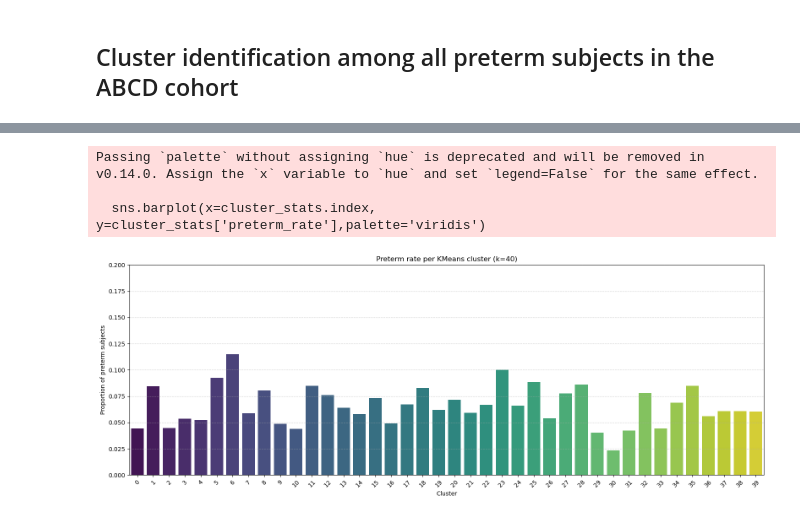
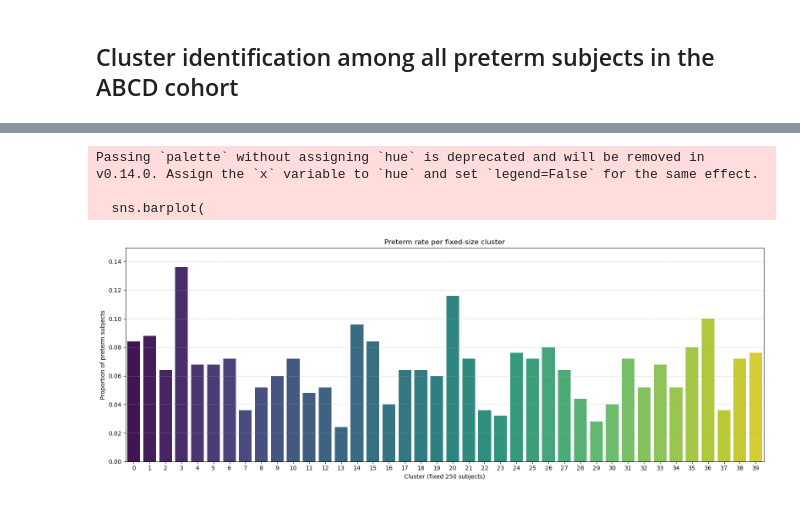
Before and after one commit to neurospin-projects/2025_rmenasria_prematurity, a Jupyter notebook: notebooks/racim/k-neighbours-latents_250.ipynb, the cells around one changed output, grey strips where cells are left out. Cells and saved outputs as stored; diff of their text form; code cells hidden in the pictures.

Commit message:
clustering and site effect part 2

```diff
--- a/notebooks/racim/k-neighbours-latents_250.ipynb
+++ b/notebooks/racim/k-neighbours-latents_250.ipynb
@@ -23,7 +16,8 @@ labels_df['src_subject_id'] = labels_df['src_subject_id'].str.replace("_","")
 # %%
 thresholds  = ["<27","27-32","32-37"]
 threshold = thresholds[1]
-region = "FCMpost-SpC_right"
+region = "STs_right"
+#region = "FCMpost-SpC_right"
 # %%
 embedding_file = None
 for file in os.listdir(base_path):
@@ -135,25 +109,41 @@ Final labels after fixing to 250 per cluster:
 # %% [markdown]
 ## Cluster identification among all preterm subjects in the ABCD cohort
 # %%
-# Compute the prematurity rate
+clusters_df = out_df.merge(
+    df[['src_subject_id','y']],
+    on='src_subject_id',
+    how='left'
+)
+
+# Compute the stats per cluster
 cluster_stats = (
-    df.groupby('cluster_fixed250')['y']
-    .agg(['count', 'sum'])
-    .rename(columns={'count': 'n_subjects', 'sum': 'n_preterms'})
+    clusters_df
+    .groupby('cluster_fixed250')['y']
+    .agg(['count','sum'])                     # count = 250, sum = n_preterms
+    .rename(columns={'count':'n_subjects',
+                     'sum':'n_preterms'})
 )
-cluster_stats['preterm_rate'] = cluster_stats['n_preterms'] / cluster_stats['n_subjects']
+cluster_stats['preterm_rate'] = (
+    cluster_stats['n_preterms'] / cluster_stats['n_subjects']
+)
 
-for cluster in cluster_stats.index:
-    print(f"Cluster {cluster}: {cluster_stats.loc[cluster, 'n_preterms']} preterm subjects out of {cluster_stats.loc[cluster, 'n_subjects']} ({cluster_stats.loc[cluster, 'preterm_rate']:.2%})")
+# Quick overview of the stats
+for c in cluster_stats.index:
+    rate = cluster_stats.loc[c,'preterm_rate']
+    print(f"Cluster {c}: {cluster_stats.loc[c,'n_preterms']} preterms / "
+          f"{cluster_stats.loc[c,'n_subjects']} ({rate:.2%})")
 
-# Visualisation
-plt.figure(figsize=(16, 6))
-sns.barplot(x=cluster_stats.index, y=cluster_stats['preterm_rate'],palette='viridis')
+# Barplot
+plt.figure(figsize=(16,6))
+sns.barplot(
+    x=cluster_stats.index,
+    y=cluster_stats['preterm_rate'],
+    palette='viridis'
+)
 plt.ylabel("Proportion of preterm subjects")
-plt.xlabel("Cluster")
-plt.title("Preterm rate per KMeans cluster (k=40)")
-plt.xticks(rotation=45)
-plt.ylim(0, 0.2)
+plt.xlabel("Cluster (fixed 250 subjects)")
+plt.title("Preterm rate per fixed‑size cluster")
+plt.ylim(0, cluster_stats['preterm_rate'].max() * 1.1)
 plt.grid(axis='y', linestyle='--', alpha=0.5)
 plt.tight_layout()
 plt.show()
@@ -178,5 +168,5 @@ Cluster 39: 15 preterm subjects out of 248 (6.05%)
 Passing `palette` without assigning `hue` is deprecated and will be removed in v0.14.0. Assign the `x` variable to `hue` and set `legend=False` for the same effect.
 
-  sns.barplot(x=cluster_stats.index, y=cluster_stats['preterm_rate'],palette='viridis')
+  sns.barplot(
-[figure, old version]
+[figure, new version]
 # %%
```
Also changed, not shown: parts of 4 cells of this notebook, 4 other files.
